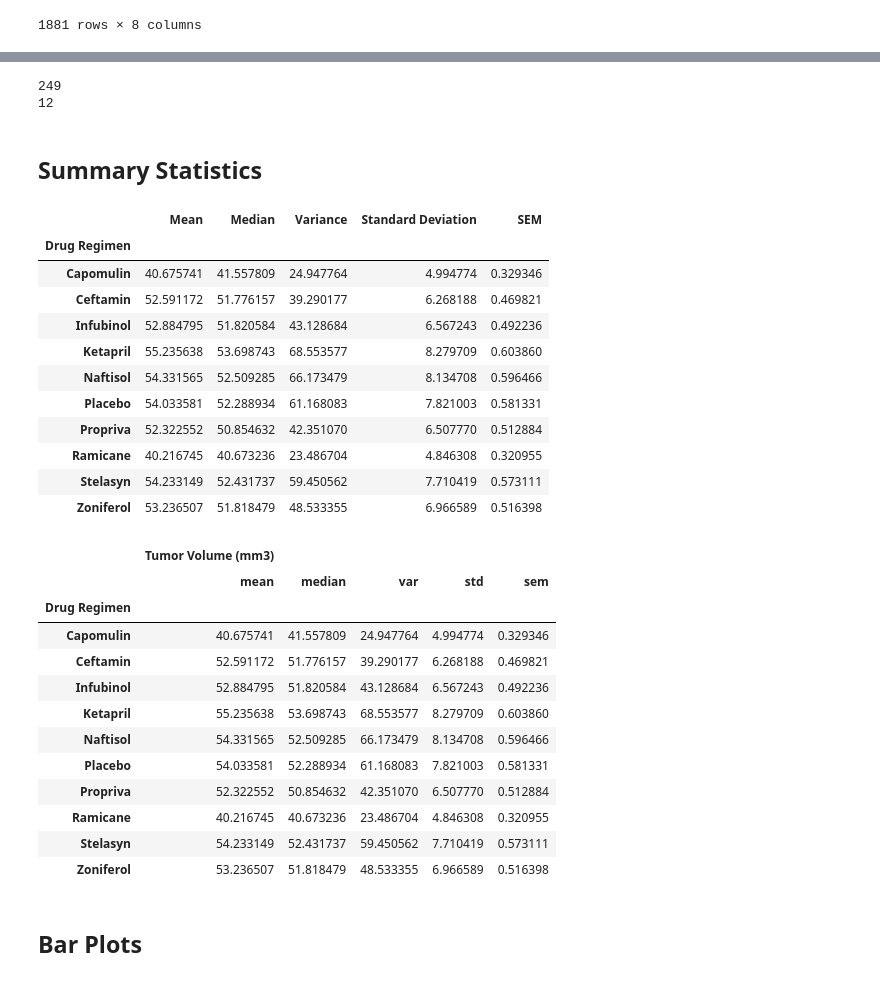
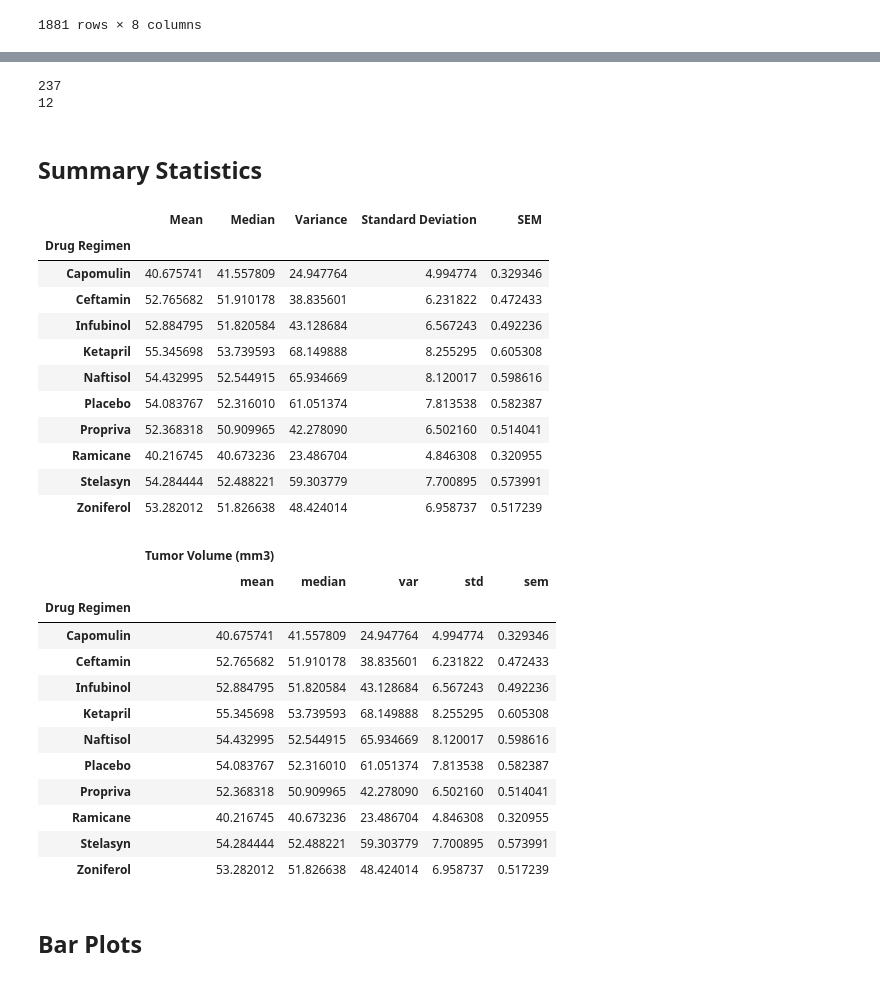
Before and after one commit to crchunn/plotpower, a Jupyter notebook: Instructions/Pymaceuticals/pymaceuticals_starter.ipynb, the cells around one changed output, grey strips where cells are left out. Saved outputs shown, nothing was run; the diff lists cells and outputs as text; code cells hidden in the pictures.

```diff
--- a/Instructions/Pymaceuticals/pymaceuticals_starter.ipynb
+++ b/Instructions/Pymaceuticals/pymaceuticals_starter.ipynb
@@ -60,7 +62,8 @@ Name: Mouse ID, Length: 249, dtype: int64
 # %%
 # Getting the duplicate mice by ID number that shows up for Mouse ID and Timepoint.
 #print(mousemerge_df)['Mouse ID'].duplicates[0]
-mousemerge_df[mousemerge_df.duplicated(['Mouse ID'], keep=False)]
+mousemerged_df = mousemerge_df[mousemerge_df.duplicated(['Mouse ID'], keep=False)]
+mousemerged_df
 # %% [output]
 |  | Mouse ID | Drug Regimen | Sex | Age_months | Weight (g) | Timepoint | Tumor Volume (mm3) | ... |
 | 0 | k403 | Ramicane | Male | 21 | 16 | 0 | 45.000000 | ... |
@@ -103,46 +93,46 @@ mouse_drop_df
 # %%
 # Checking the number of mice in the clean DataFrame.
-print(mousemerge_df['Mouse ID'].nunique())
+print(mousemerged_df['Mouse ID'].nunique())
 print(mouse_drop_df['Mouse ID'].nunique())
 # %% [output]
-249
+237
 12
 # %% [markdown]
 ## Summary Statistics
 # %%
 # Generate a summary statistics table of mean, median, variance, standard deviation, and
 #SEM of the tumor volume for each regimen
   #tumor_volume = mousemerge_df(['Drug Regimen']).mean()
-mouse_mean_df = mousemerge_df.groupby('Drug Regimen').mean()['Tumor Volume (mm3)']
-mouse_median_df = mousemerge_df.groupby('Drug Regimen').median()['Tumor Volume (mm3)']
-mouse_var_df = mousemerge_df.groupby('Drug Regimen').var()['Tumor Volume (mm3)']
-mouse_std_df = mousemerge_df.groupby('Drug Regimen').std()['Tumor Volume (mm3)']
-mouse_sem_df = mousemerge_df.groupby('Drug Regimen').sem()['Tumor Volume (mm3)']
+mouse_mean_df = mousemerged_df.groupby('Drug Regimen').mean()['Tumor Volume (mm3)']
+mouse_median_df = mousemerged_df.groupby('Drug Regimen').median()['Tumor Volume (mm3)']
+mouse_var_df = mousemerged_df.groupby('Drug Regimen').var()['Tumor Volume (mm3)']
+mouse_std_df = mousemerged_df.groupby('Drug Regimen').std()['Tumor Volume (mm3)']
+mouse_sem_df = mousemerged_df.groupby('Drug Regimen').sem()['Tumor Volume (mm3)']
 mouse_summary_df = pd.DataFrame({'Mean': mouse_mean_df,
                                 'Median': mouse_median_df,
                                 'Variance': mouse_var_df,
                                 'Standard Deviation': mouse_std_df,
                                 'SEM': mouse_sem_df})
 mouse_summary_df
 
 # This method is the most straightforward, creating multiple series and putting them all together at the end.
 # %% [output]
 |  | Mean | Median | Variance | Standard Deviation | SEM |
 | Drug Regimen |  |  |  |  |  |
 | Capomulin | 40.675741 | 41.557809 | 24.947764 | 4.994774 | 0.329346 |
-| Ceftamin | 52.591172 | 51.776157 | 39.290177 | 6.268188 | 0.469821 |
+| Ceftamin | 52.765682 | 51.910178 | 38.835601 | 6.231822 | 0.472433 |
 | Infubinol | 52.884795 | 51.820584 | 43.128684 | 6.567243 | 0.492236 |
-| Ketapril | 55.235638 | 53.698743 | 68.553577 | 8.279709 | 0.603860 |
-| Naftisol | 54.331565 | 52.509285 | 66.173479 | 8.134708 | 0.596466 |
-| Placebo | 54.033581 | 52.288934 | 61.168083 | 7.821003 | 0.581331 |
-| Propriva | 52.322552 | 50.854632 | 42.351070 | 6.507770 | 0.512884 |
+| Ketapril | 55.345698 | 53.739593 | 68.149888 | 8.255295 | 0.605308 |
+| Naftisol | 54.432995 | 52.544915 | 65.934669 | 8.120017 | 0.598616 |
+| Placebo | 54.083767 | 52.316010 | 61.051374 | 7.813538 | 0.582387 |
+| Propriva | 52.368318 | 50.909965 | 42.278090 | 6.502160 | 0.514041 |
 | Ramicane | 40.216745 | 40.673236 | 23.486704 | 4.846308 | 0.320955 |
-| Stelasyn | 54.233149 | 52.431737 | 59.450562 | 7.710419 | 0.573111 |
-| Zoniferol | 53.236507 | 51.818479 | 48.533355 | 6.966589 | 0.516398 |
+| Stelasyn | 54.284444 | 52.488221 | 59.303779 | 7.700895 | 0.573991 |
+| Zoniferol | 53.282012 | 51.826638 | 48.424014 | 6.958737 | 0.517239 |
 # %%
 # Generate a summary statistics table of mean, median, variance, standard deviation, and
 #SEM of the tumor volume for each regimen
-summary_df = mousemerge_df.groupby('Drug Regimen').agg({'Tumor Volume (mm3)':['mean', 'median', 'var', 'std', 'sem']})
+summary_df = mousemerged_df.groupby('Drug Regimen').agg({'Tumor Volume (mm3)':['mean', 'median', 'var', 'std', 'sem']})
 summary_df
 # This method produces everything in a single groupby function.
 # %% [output]
@@ -150,15 +140,15 @@ summary_df
 |  | mean | median | var | std | sem |
 | Drug Regimen |  |  |  |  |  |
 | Capomulin | 40.675741 | 41.557809 | 24.947764 | 4.994774 | 0.329346 |
-| Ceftamin | 52.591172 | 51.776157 | 39.290177 | 6.268188 | 0.469821 |
+| Ceftamin | 52.765682 | 51.910178 | 38.835601 | 6.231822 | 0.472433 |
 | Infubinol | 52.884795 | 51.820584 | 43.128684 | 6.567243 | 0.492236 |
-| Ketapril | 55.235638 | 53.698743 | 68.553577 | 8.279709 | 0.603860 |
-| Naftisol | 54.331565 | 52.509285 | 66.173479 | 8.134708 | 0.596466 |
-| Placebo | 54.033581 | 52.288934 | 61.168083 | 7.821003 | 0.581331 |
-| Propriva | 52.322552 | 50.854632 | 42.351070 | 6.507770 | 0.512884 |
+| Ketapril | 55.345698 | 53.739593 | 68.149888 | 8.255295 | 0.605308 |
+| Naftisol | 54.432995 | 52.544915 | 65.934669 | 8.120017 | 0.598616 |
+| Placebo | 54.083767 | 52.316010 | 61.051374 | 7.813538 | 0.582387 |
+| Propriva | 52.368318 | 50.909965 | 42.278090 | 6.502160 | 0.514041 |
 | Ramicane | 40.216745 | 40.673236 | 23.486704 | 4.846308 | 0.320955 |
-| Stelasyn | 54.233149 | 52.431737 | 59.450562 | 7.710419 | 0.573111 |
-| Zoniferol | 53.236507 | 51.818479 | 48.533355 | 6.966589 | 0.516398 |
+| Stelasyn | 54.284444 | 52.488221 | 59.303779 | 7.700895 | 0.573991 |
+| Zoniferol | 53.282012 | 51.826638 | 48.424014 | 6.958737 | 0.517239 |
 # %% [markdown]
 ## Bar Plots
 # %%
```
Also changed, not shown: parts of 14 cells of this notebook.
